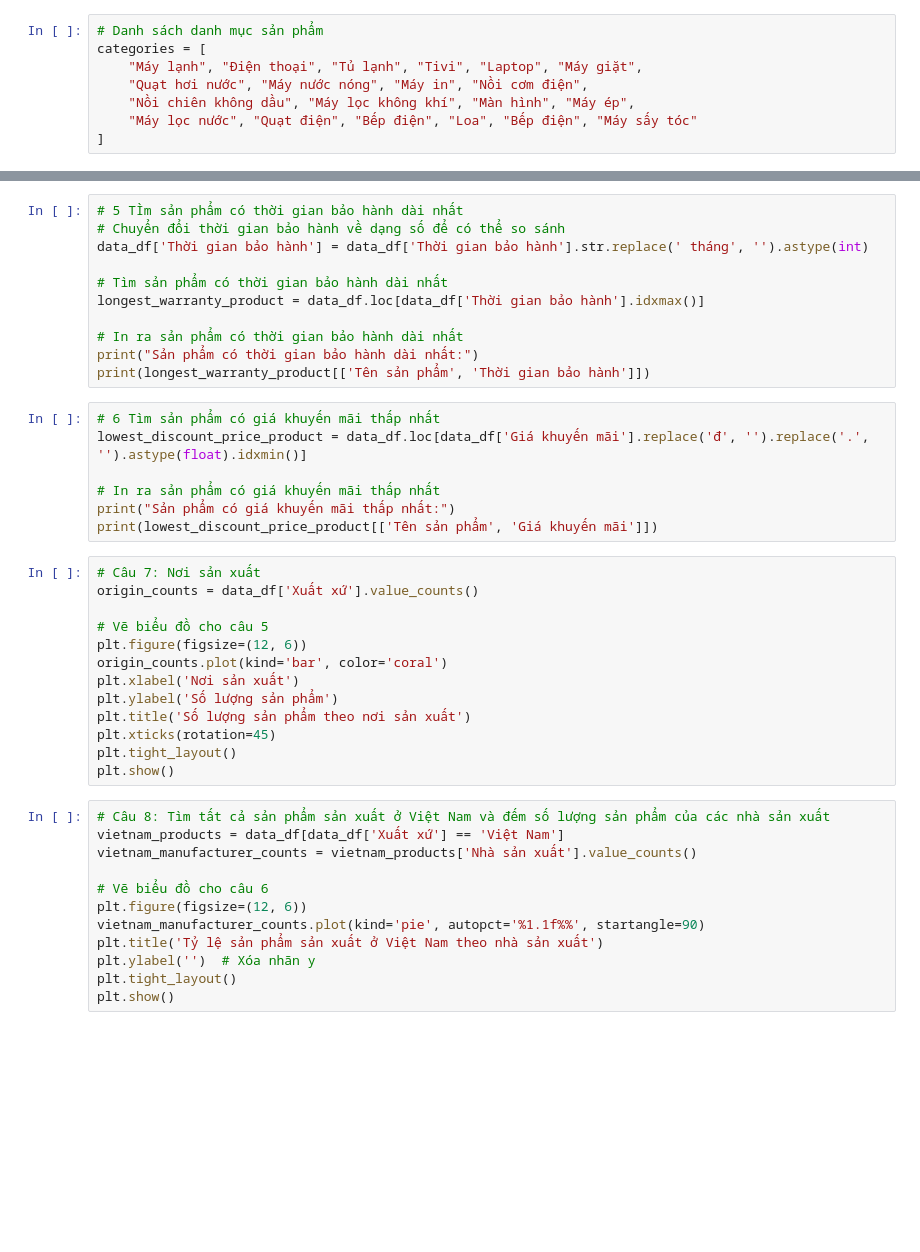
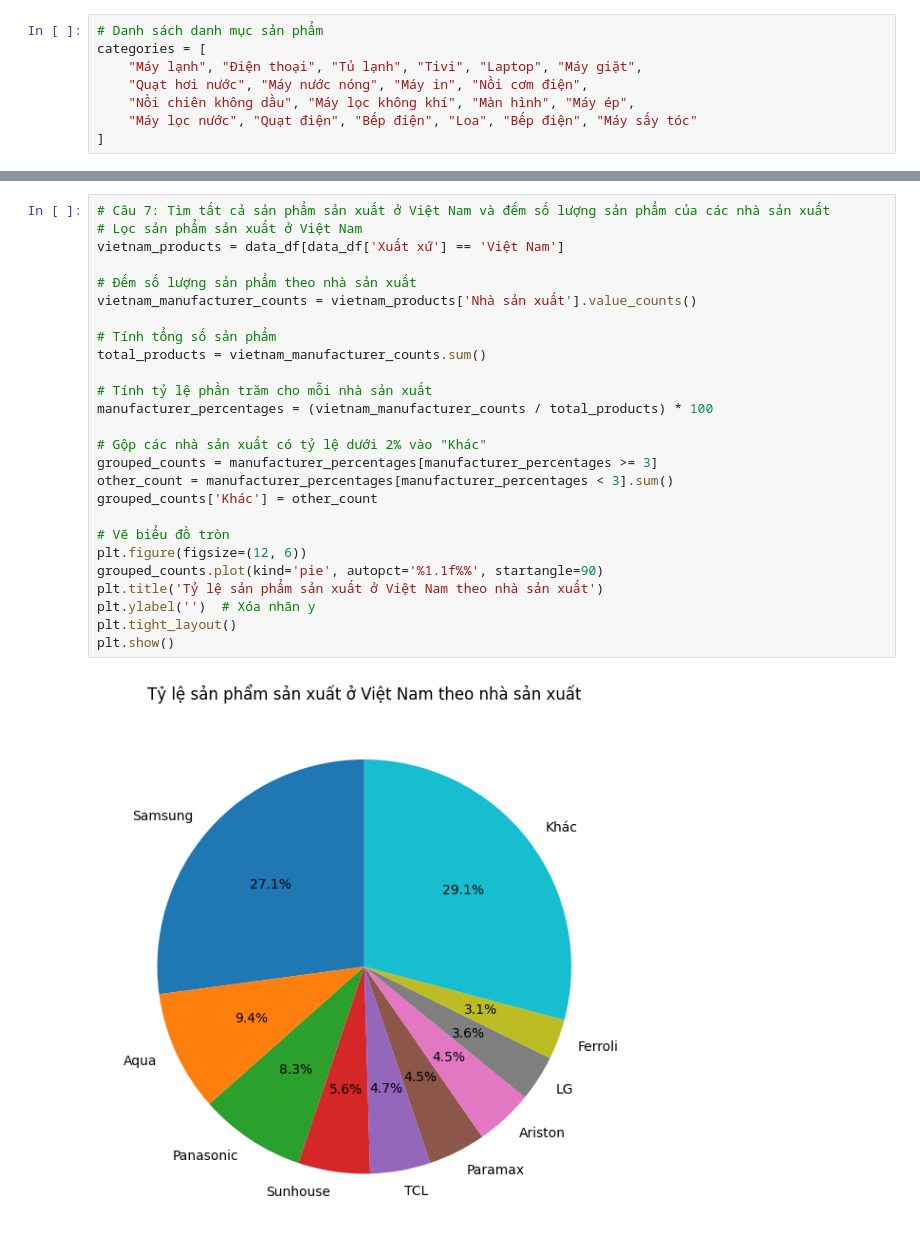
Before and after one commit to duykhoi5104/Learn-more-and-more, a Jupyter notebook: Do_an.ipynb, the cells around one changed output, grey strips where cells are left out. Saved outputs shown, nothing was run; the diff lists cells and outputs as text; blank space fills up the shorter version.

```diff
--- a/Do_an.ipynb
+++ b/Do_an.ipynb
@@ -529,44 +607,29 @@ plt.show()
-# %%
-# 5 TÌm sản phẩm có thời gian bảo hành dài nhất
-# Chuyển đổi thời gian bảo hành về dạng số để có thể so sánh
-data_df['Thời gian bảo hành'] = data_df['Thời gian bảo hành'].str.replace(' tháng', '').astype(int)
-
-# Tìm sản phẩm có thời gian bảo hành dài nhất
-longest_warranty_product = data_df.loc[data_df['Thời gian bảo hành'].idxmax()]
-
-# In ra sản phẩm có thời gian bảo hành dài nhất
-print("Sản phẩm có thời gian bảo hành dài nhất:")
-print(longest_warranty_product[['Tên sản phẩm', 'Thời gian bảo hành']])
-# %%
-# 6 Tìm sản phẩm có giá khuyến mãi thấp nhất
-lowest_discount_price_product = data_df.loc[data_df['Giá khuyến mãi'].replace('đ', '').replace('.', '').astype(float).idxmin()]
-
-# In ra sản phẩm có giá khuyến mãi thấp nhất
-print("Sản phẩm có giá khuyến mãi thấp nhất:")
-print(lowest_discount_price_product[['Tên sản phẩm', 'Giá khuyến mãi']])
-# %%
-# Câu 7: Nơi sản xuất
-origin_counts = data_df['Xuất xứ'].value_counts()
-
-# Vẽ biểu đồ cho câu 5
-plt.figure(figsize=(12, 6))
-origin_counts.plot(kind='bar', color='coral')
-plt.xlabel('Nơi sản xuất')
-plt.ylabel('Số lượng sản phẩm')
-plt.title('Số lượng sản phẩm theo nơi sản xuất')
-plt.xticks(rotation=45)
-plt.tight_layout()
-plt.show()
 # %%
-# Câu 8: Tìm tất cả sản phẩm sản xuất ở Việt Nam và đếm số lượng sản phẩm của các nhà sản xuất
+# Câu 7: Tìm tất cả sản phẩm sản xuất ở Việt Nam và đếm số lượng sản phẩm của các nhà sản xuất
+# Lọc sản phẩm sản xuất ở Việt Nam
 vietnam_products = data_df[data_df['Xuất xứ'] == 'Việt Nam']
+
+# Đếm số lượng sản phẩm theo nhà sản xuất
 vietnam_manufacturer_counts = vietnam_products['Nhà sản xuất'].value_counts()
 
-# Vẽ biểu đồ cho câu 6
+# Tính tổng số sản phẩm
+total_products = vietnam_manufacturer_counts.sum()
+
+# Tính tỷ lệ phần trăm cho mỗi nhà sản xuất
+manufacturer_percentages = (vietnam_manufacturer_counts / total_products) * 100
+
+# Gộp các nhà sản xuất có tỷ lệ dưới 2% vào "Khác"
+grouped_counts = manufacturer_percentages[manufacturer_percentages >= 3]
+other_count = manufacturer_percentages[manufacturer_percentages < 3].sum()
+grouped_counts['Khác'] = other_count
+
+# Vẽ biểu đồ tròn
 plt.figure(figsize=(12, 6))
-vietnam_manufacturer_counts.plot(kind='pie', autopct='%1.1f%%', startangle=90)
+grouped_counts.plot(kind='pie', autopct='%1.1f%%', startangle=90)
 plt.title('Tỷ lệ sản phẩm sản xuất ở Việt Nam theo nhà sản xuất')
 plt.ylabel('')  # Xóa nhãn y
 plt.tight_layout()
 plt.show()
+# %% [output]
+[figure, added]
 # %%
```
Also changed, not shown: parts of 24 cells of this notebook.
